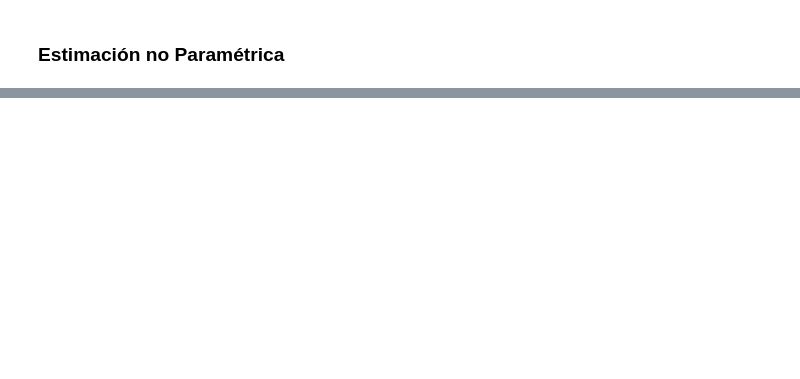
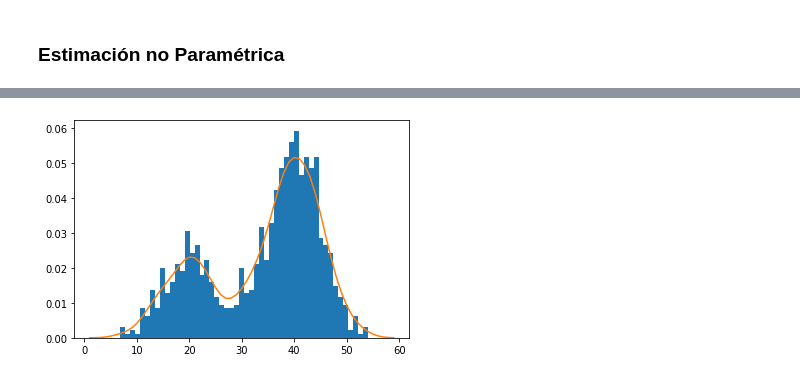
Before and after one commit to Crigerprogrammer/Calculo_DataScience, a Jupyter notebook: Estimación_densidad_probabilidad.ipynb, the cells around one changed output, grey strips where cells are left out. Saved outputs shown, nothing was run; the diff lists cells and outputs as text; code cells hidden in the pictures; blank space fills up the shorter version.

```diff
--- a/Estimación_densidad_probabilidad.ipynb
+++ b/Estimación_densidad_probabilidad.ipynb
@@ -27,0 +44,11 @@ pyplot.show()
+# %%
+values = np.asarray([value for value in range(1, 60)])
+values = values.reshape((len(values), 1))
+probabilities = model.score_samples(values) # Probabilidad logarítmica
+probabilities = np.exp(probabilities) # Inversión de Probabilidad
+
+pyplot.hist(sample, bins=50, density=True)
+pyplot.plot(values, probabilities)
+pyplot.show()
+# %% [output]
+[figure, added]
```
Also changed, not shown: parts of 2 cells of this notebook.
